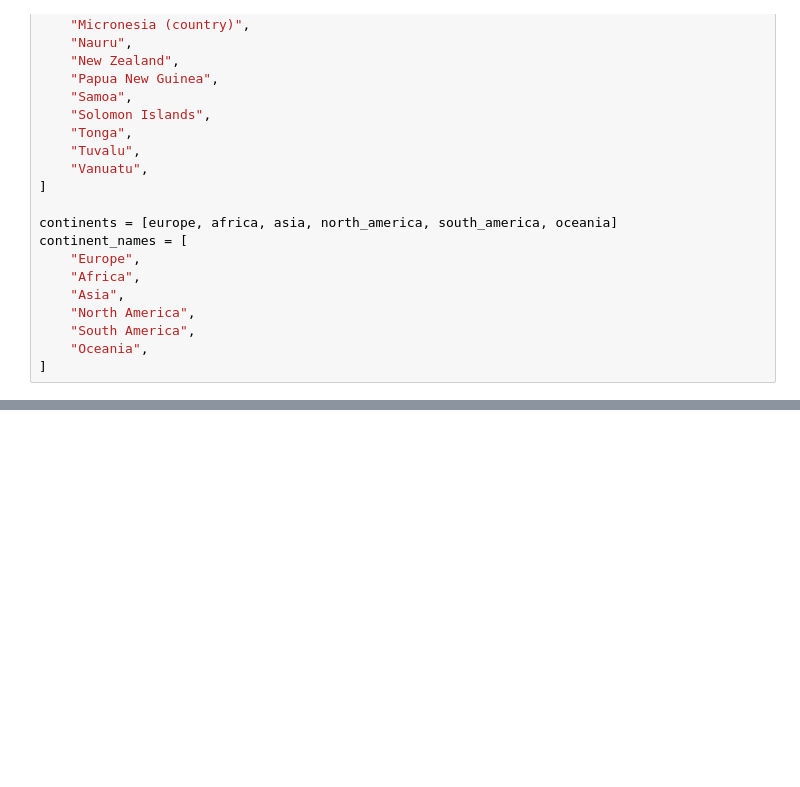
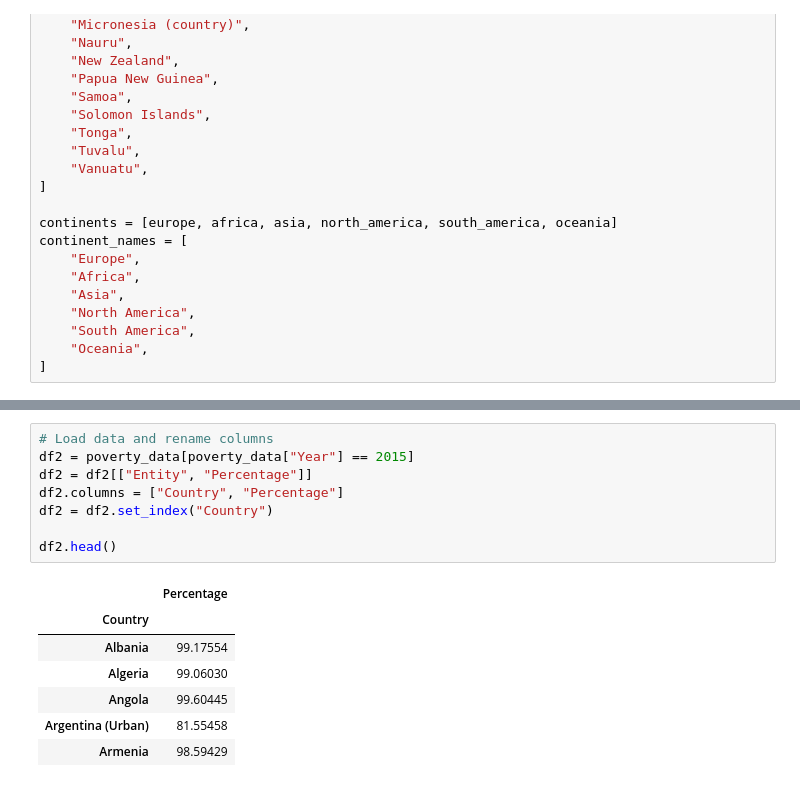
Before and after one commit to AleksiKaa/infoviz, a Jupyter notebook: src/assignment2.ipynb, the cells around one changed output, grey strips where cells are left out. Cells and saved outputs as stored; diff of their text form; blank space fills up the shorter version.

```diff
--- a/src/assignment2.ipynb
+++ b/src/assignment2.ipynb
@@ -242,0 +254,16 @@ plt.show()
+# %%
+# Load data and rename columns
+df2 = poverty_data[poverty_data["Year"] == 2015]
+df2 = df2[["Entity", "Percentage"]]
+df2.columns = ["Country", "Percentage"]
+df2 = df2.set_index("Country")
+
+df2.head()
+# %% [output]
+|  | Percentage |
+| Country |  |
+| Albania | 99.17554 |
+| Algeria | 99.06030 |
+| Angola | 99.60445 |
+| Argentina (Urban) | 81.55458 |
+| Armenia | 98.59429 |
```
Also changed, not shown: parts of 6 cells of this notebook.
